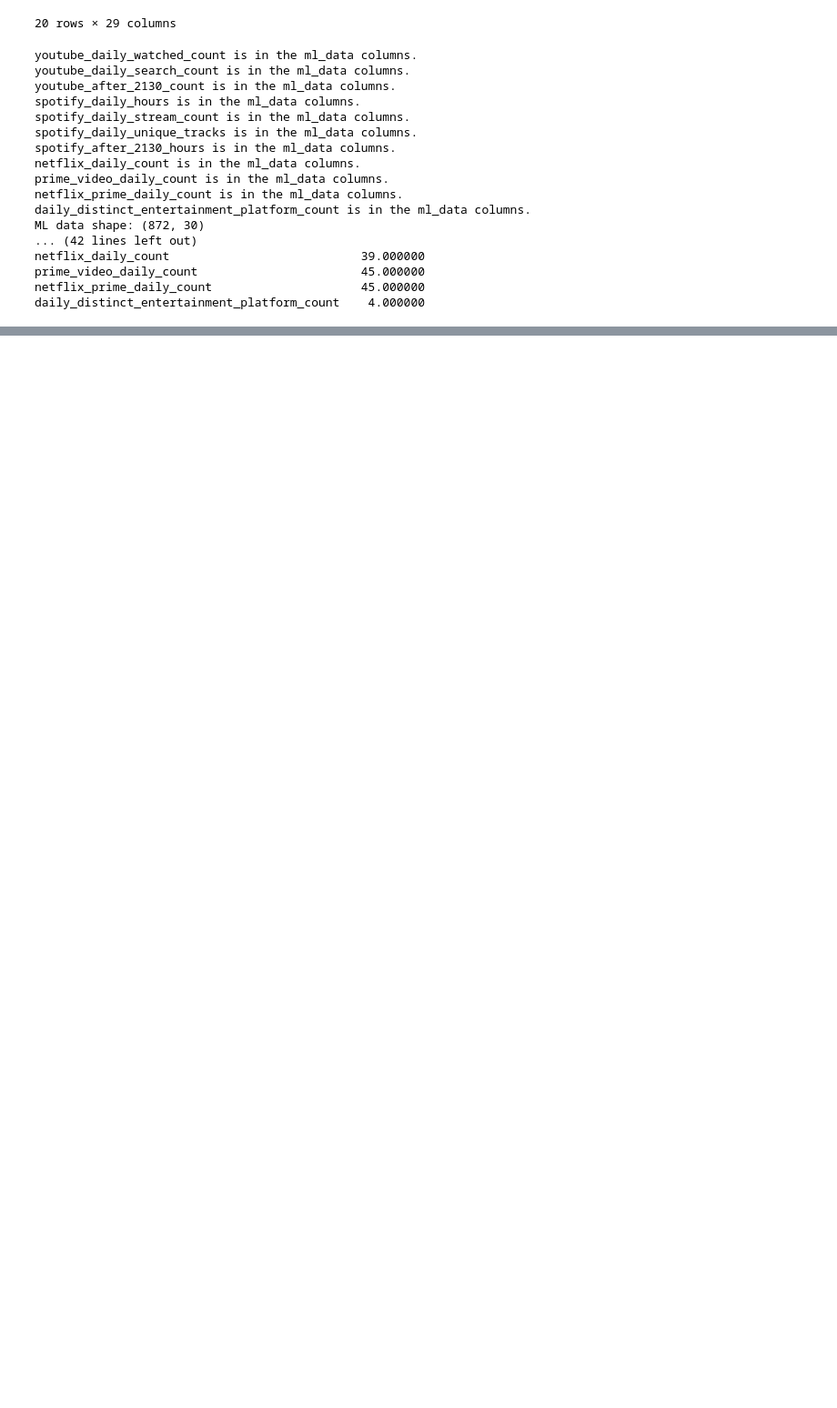
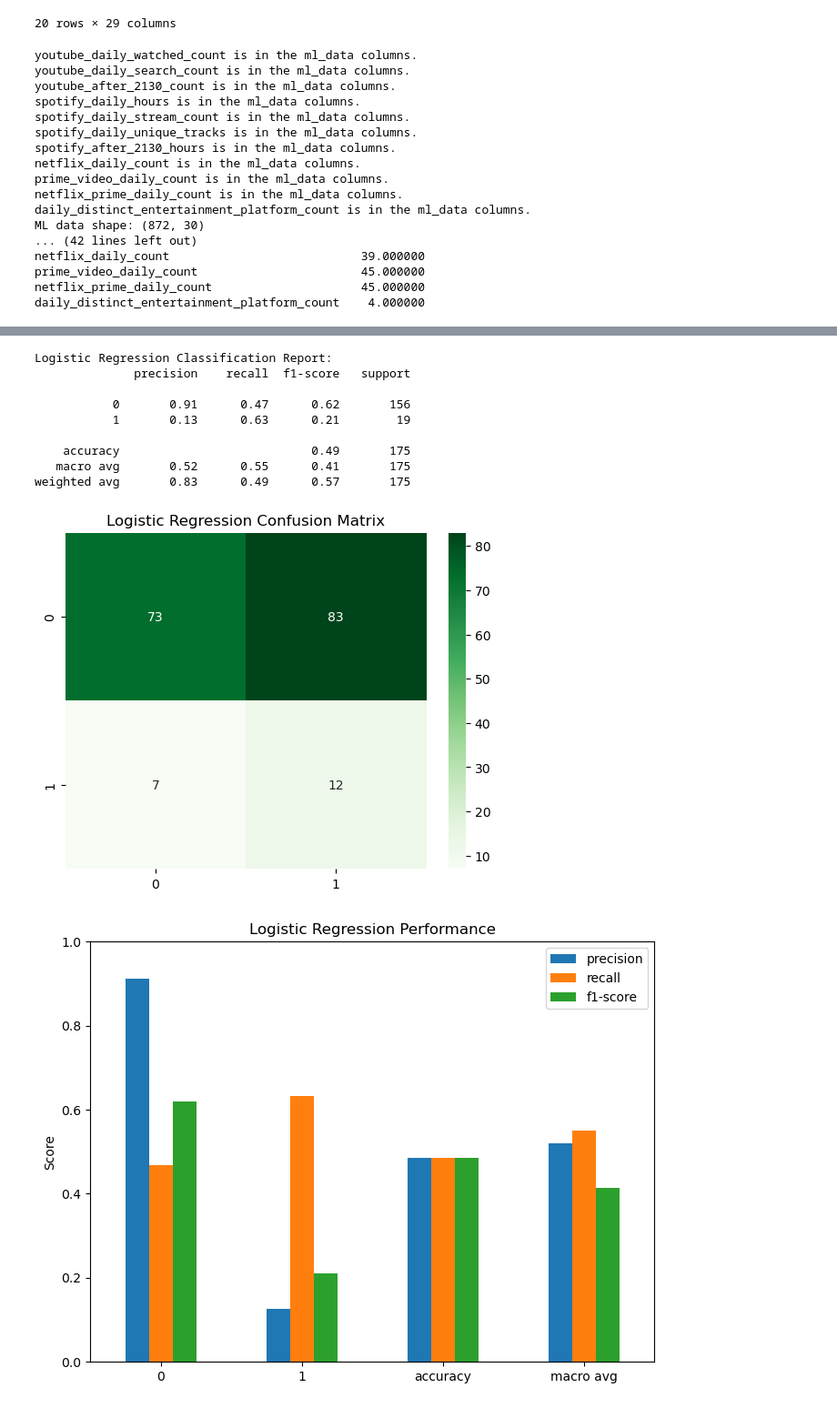
Before and after one commit to omerkaraca-fire/DSA210_TermProject, a Jupyter notebook: MachineLearning/machinelearning.ipynb, the cells around one changed output, grey strips where cells are left out. Shown at 91% size. Cells and saved outputs as stored; diff of their text form; code cells hidden in the pictures; blank space fills up the shorter version.

```diff
--- a/MachineLearning/machinelearning.ipynb
+++ b/MachineLearning/machinelearning.ipynb
@@ -639,0 +700,63 @@ daily_distinct_entertainment_platform_count    4.000000
+# %%
+#---------------------LOGISTIC REGRESSION-----------------------#
+# Logistic regression model to predict whether a day is in the final exam period or not based on the daily entertainment activity features.
+#  I will use a pipeline to standardize the features and then fit the logistic regression model.
+
+
+# Creating a pipeline that includes a standard scaler to standardize the features and a logistic regression model to predict the target variable.
+
+# Max_iteration is to make sure model converges, as we have a small dataset and some features that could be correlated,
+# which could lead to convergence issues for the logistic regression model. By increasing the max_iter parameter,
+#  we allow the model to have more iterations to find the optimal coefficients for the features, which can help improve the performance of the model.
+
+
+log_reg_pipeline = Pipeline([("scaler", StandardScaler()),("model", LogisticRegression(class_weight="balanced", max_iter=1000)),])
+
+# Implementing the pipeline to fit the logistic regression model on the training data.
+log_reg_pipeline.fit(X_train, y_train)
+
+# predicting the target variable on the test data using the fitted logistic regression model.
+y_log_reg_pred = log_reg_pipeline.predict(X_test)
+# Evaluating the performance of the logistic regression model by showing the classification report and confusion matrix.
+print("Logistic Regression Classification Report:")
+print(classification_report(y_test, y_log_reg_pred))
+
+
+# Heat map for confusion matrix of logistic regression model.
+plt.title("Logistic Regression Confusion Matrix")
+sns.heatmap(confusion_matrix(y_test, y_log_reg_pred), annot=True, fmt="d", cmap="Greens")
+
+# Saving the confusion matrix plot for the logistic regression model.
+plt.savefig(result_path / "logistic_regression_confusion_matrix.png")
+
+plt.show()
+
+
+
+# bar plot for showing the macrof1 score, precision and recall scores for the logistic regression model.
+log_reg_report = classification_report(y_test, y_log_reg_pred, output_dict=True)
+log_reg_df = pd.DataFrame(log_reg_report).transpose().iloc[:-1, :3]
+log_reg_df.plot(kind="bar", figsize=(8, 6))
+plt.title("Logistic Regression Performance")
+plt.ylabel("Score")
+plt.ylim(0, 1)
+plt.xticks(rotation=0)
+plt.legend(loc="upper right")
+
+# Saving the logistic regression results in csv and png to the folder results.
+log_reg_df.to_csv(result_path / "logistic_regression_report.csv")
+plt.savefig(result_path / "logistic_regression_performance.png", dpi=300, bbox_inches="tight")
+
+plt.show()
+# %% [output]
+Logistic Regression Classification Report:
+              precision    recall  f1-score   support
+
+           0       0.91      0.47      0.62       156
+           1       0.13      0.63      0.21        19
+
+    accuracy                           0.49       175
+   macro avg       0.52      0.55      0.41       175
+weighted avg       0.83      0.49      0.57       175
+[figure, added]
+[figure, added]
```
Also changed, not shown: parts of 13 cells of this notebook, 10 other files.
